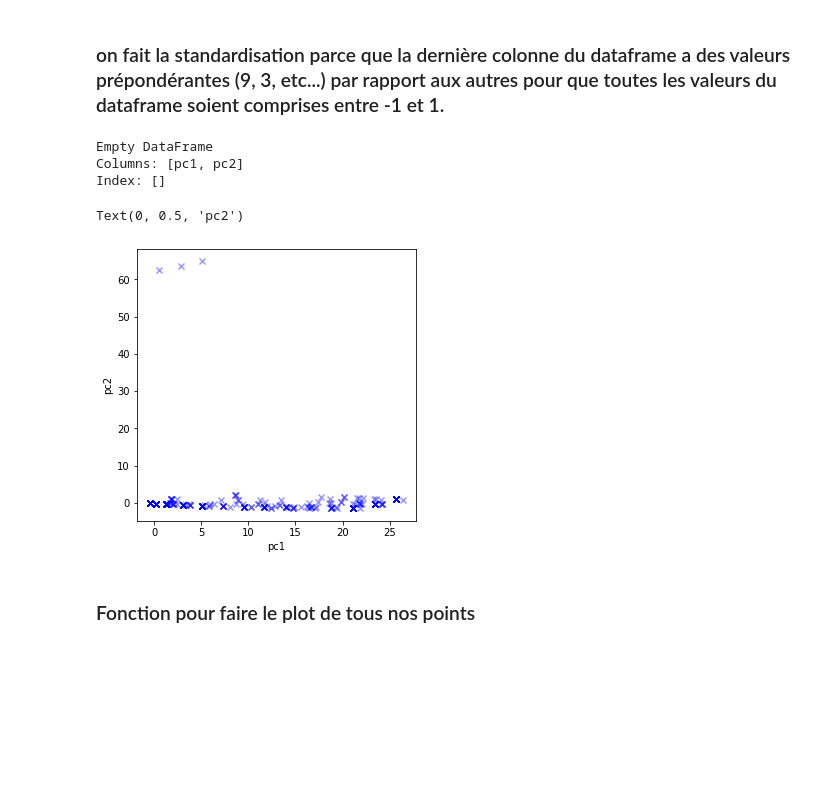
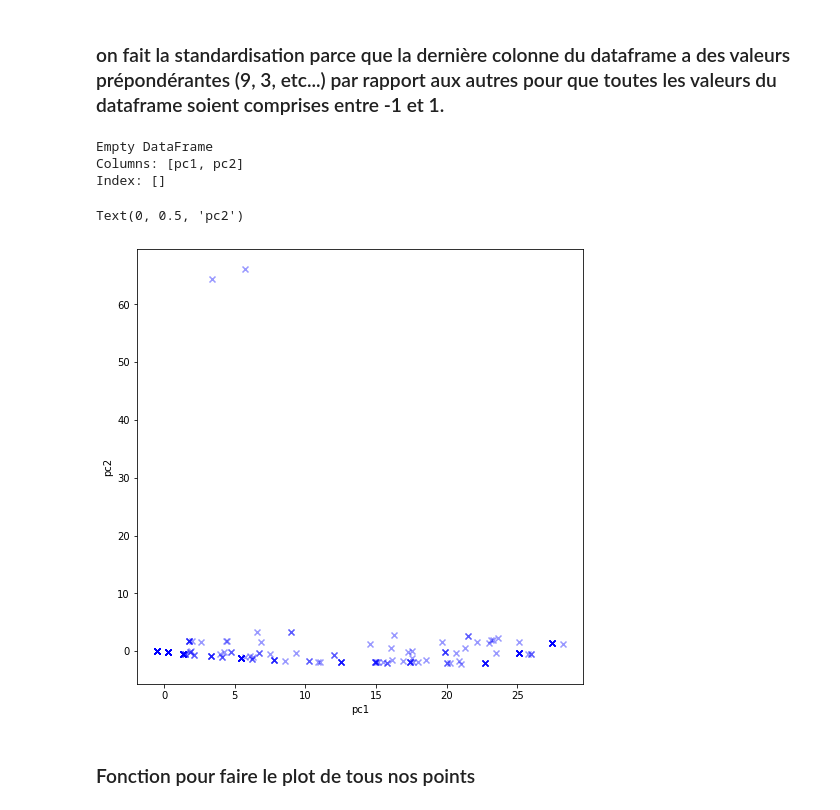
Before and after one commit to pfolaa/fraud_detection, a Jupyter notebook: fraud_detection_01.ipynb, the cells around one changed output. Saved outputs shown, nothing was run; the diff lists cells and outputs as text; code cells hidden in the pictures; blank space fills up the shorter version.

```diff
--- a/fraud_detection_01.ipynb
+++ b/fraud_detection_01.ipynb
@@ -3116,0 +3447,4 @@ for new_data_frame in tqdm(list_df_with_diff_ts):
+# %%
+from sklearn.model_selection import train_test_split
+#Split dataset into train and test
+X_train, X_test = train_test_split(all_df_res, test_size = 0.3)
@@ -3577,3 +3916,13 @@ from sklearn.cluster import KMeans
 import matplotlib.pyplot as plt
 # %% [markdown]
 ### on fait la standardisation parce que la dernière colonne du dataframe a des valeurs prépondérantes (9, 3, etc...) par rapport aux autres pour que toutes les valeurs du dataframe soient comprises entre -1 et 1.
+# %%
+# pour effectuer le standardscaler, on lui passe les colonnes du dataframe qui sont numeric
+res_x_train = []
+for ele in tqdm(X_train):
+  ele = ele[['Number_Transactions', 'Appplication_get', 'Payment', 'Declined', 'Preapprouved', 'Accepted',
+             'Lifestyle' ,'Wallet_balance', 'Adverts' ,'Bank', 'Updated' ,'Products', 'Locations' ,'Client_Get', 'Client_V2_Create',
+             'Payment_cumulative','Decline_cumulative', 'Application_get_cumulative', 'Preapprouved_cumulative','Accepted_cumulative',
+             'Lifestyle_cumulative', 'Wallet_balance_cumulative', 'Adverts_cumulative', 'Bank_cumulative', 'Update_cumulative',
+             'Products_cumulative', 'Locations_cumulative', 'Client_Get_cumulative']]
+  res_x_train.append(ele)
@@ -3580,6 +3931,7 @@ import matplotlib.pyplot as plt
 # %%
 from sklearn.preprocessing import StandardScaler
-Scaled_data = StandardScaler().fit_transform(cleanedList)
+#Scaled_data = StandardScaler().fit_transform(list_resultats)
+Scaled_data = StandardScaler().fit_transform(res_x_train)
 # %%
 from sklearn.decomposition import PCA
 import random
@@ -3587,32 +3939,32 @@ import random
 # Scale data before applying PCA
 #scaling=StandardScaler()
 
 # Use fit and transform method
 #scaling.fit(df1)
 #Scaled_data=scaling.transform(df1)
 
 # Set the n_components=2
 principal=PCA(n_components=2)
 principal.fit(Scaled_data)
 x=principal.transform(Scaled_data)
 
 # Check the dimensions of data after PCA
 #print(x.shape)
 
 principal.components_
 
 df_sortie = pd.DataFrame(x, columns=['pc1', 'pc2'])
 #print(df_sortie)
 df_filtre = df_sortie[(df_sortie['pc1'] >= 7) & (df_sortie['pc2'] >= 6)]
 print(df_filtre)
 
-plt.figure(figsize=(5,5))
+plt.figure(figsize=(8,8))
 plt.scatter(x[:,0]+random.uniform(0, 1)/10, x[:,1]+random.uniform(0, 1)/100, c='blue', cmap='plasma', marker='x', alpha=0.4)
 plt.xlabel('pc1')
 plt.ylabel('pc2')
 # %% [output]
 Empty DataFrame
 Columns: [pc1, pc2]
 Index: []
 Text(0, 0.5, 'pc2')
-[figure, old version]
+[figure, new version]
```
Also changed, not shown: parts of 47 cells of this notebook.
